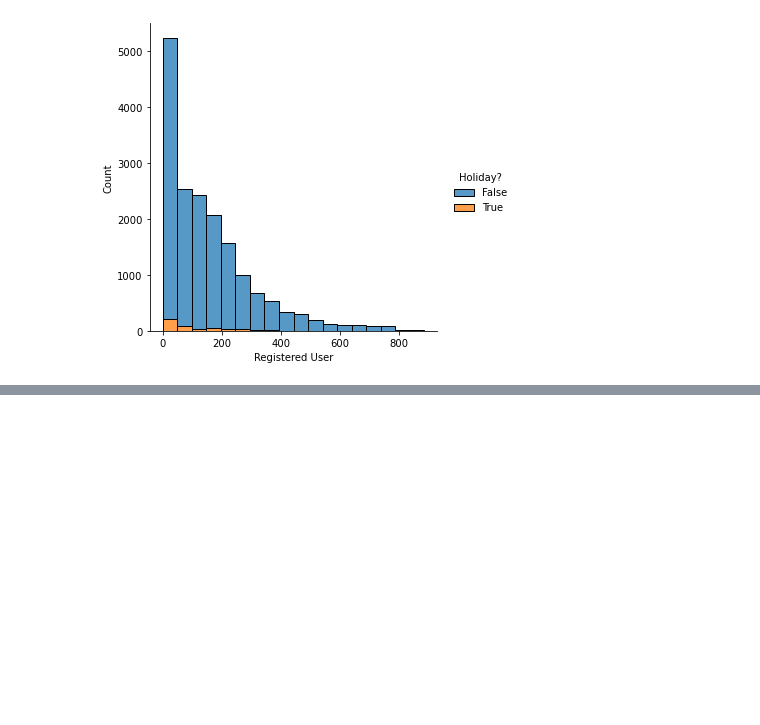
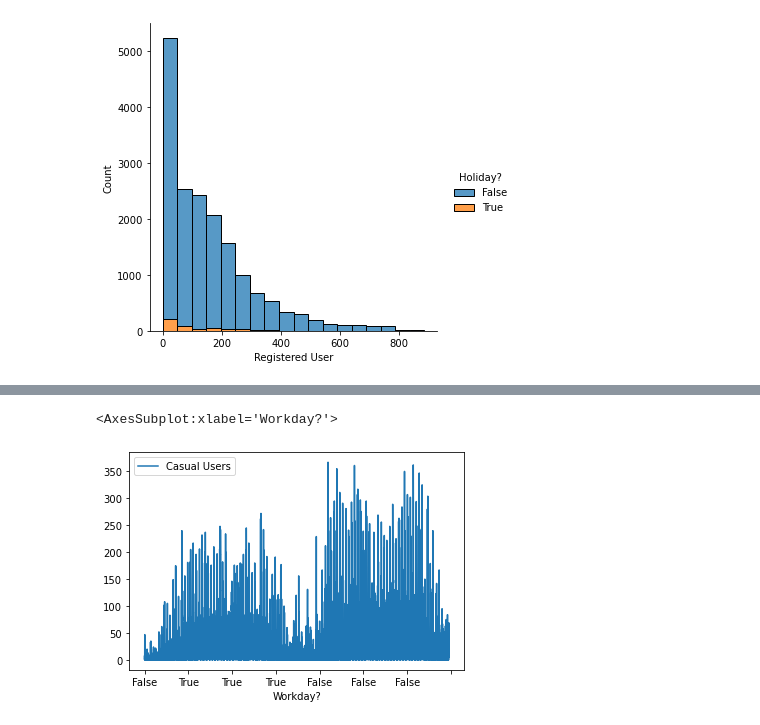
Before and after one commit to data301-2020-winter2/course-project-group_1016, a Jupyter notebook: Data/Raw/Data/Bike-Sharing-Dataset/analysis_milestone2_tasks3-5_Olivia.ipynb, the cells around one changed output, grey strips where cells are left out. Saved outputs shown, nothing was run; the diff lists cells and outputs as text; code cells hidden in the pictures; blank space fills up the shorter version.

```diff
--- a/Data/Raw/Data/Bike-Sharing-Dataset/analysis_milestone2_tasks3-5_Olivia.ipynb
+++ b/Data/Raw/Data/Bike-Sharing-Dataset/analysis_milestone2_tasks3-5_Olivia.ipynb
@@ -160,0 +183,5 @@ plt.show()
+# %%
+df.plot(x='Workday?', y='Casual Users')
+# %% [output]
+<AxesSubplot:xlabel='Workday?'>
+[figure, added]
```
Also changed, not shown: parts of 14 cells of this notebook.
